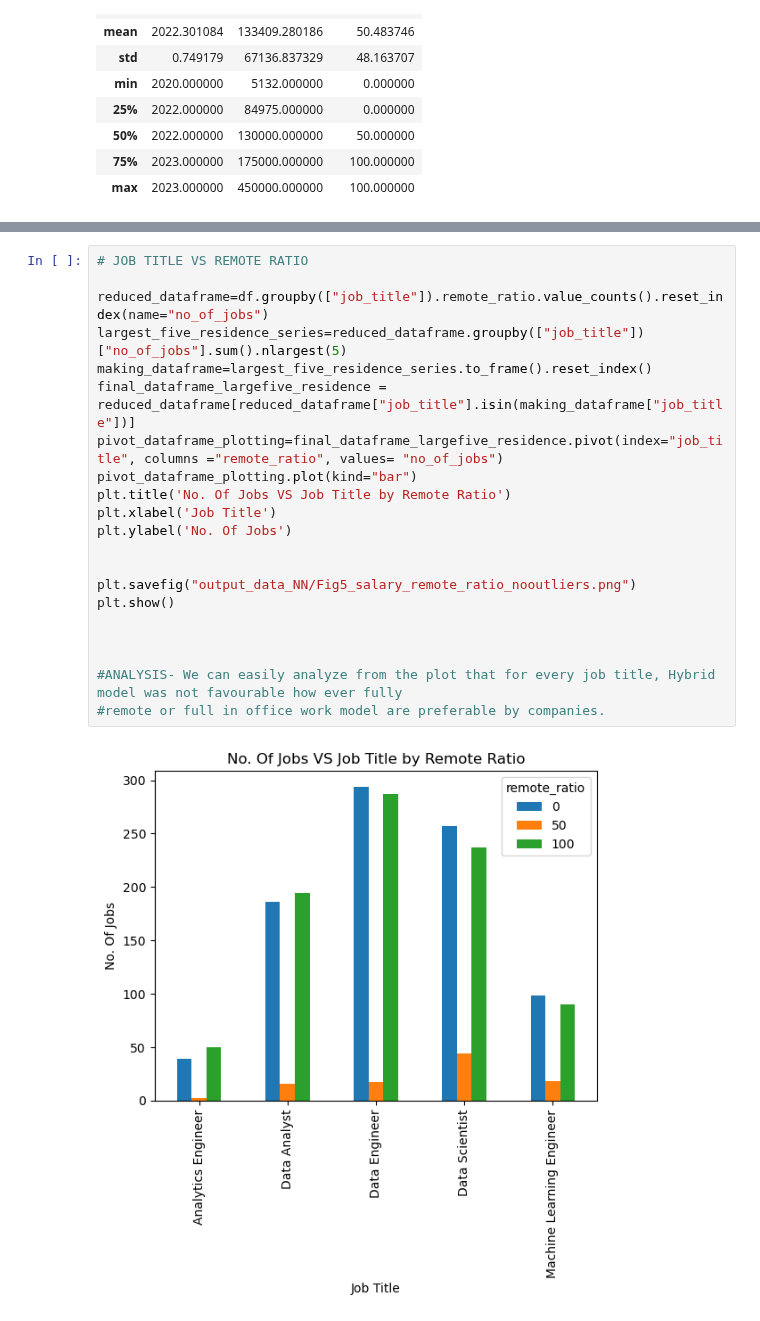
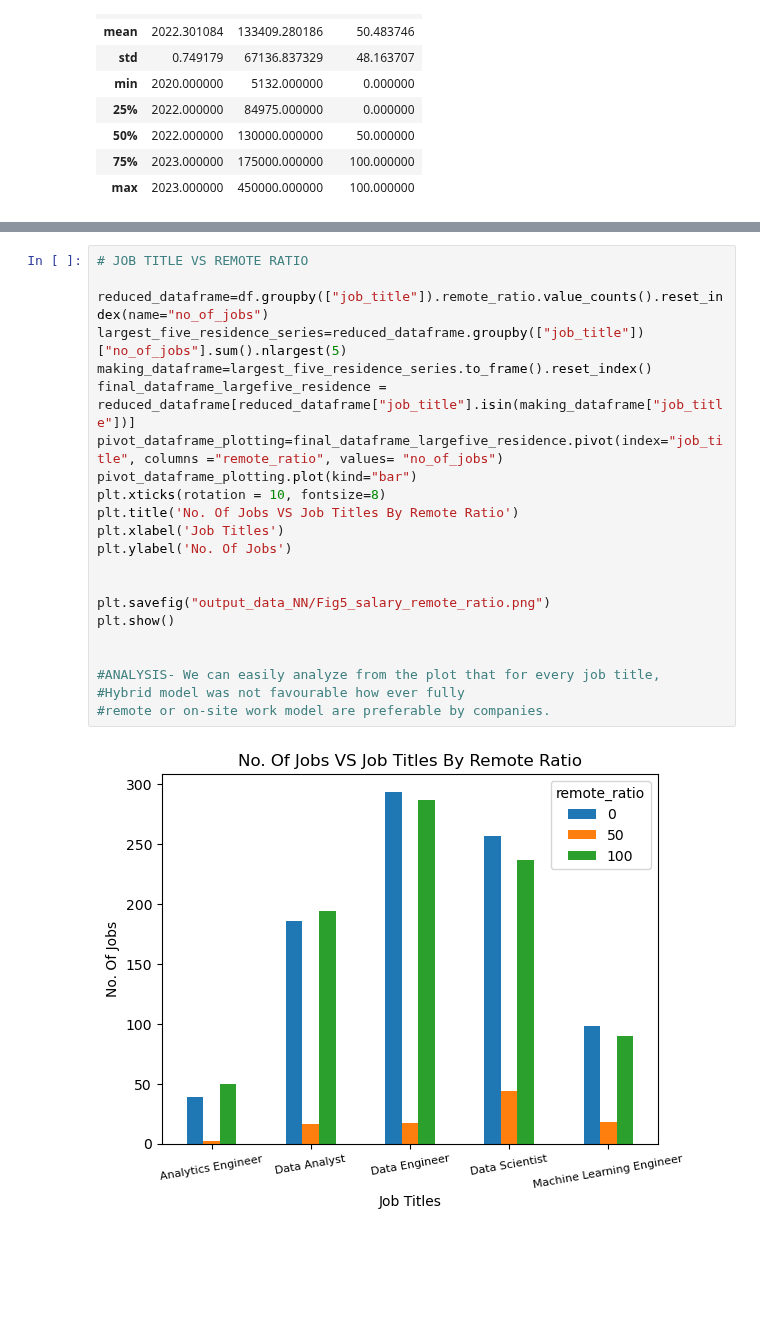
Before and after one commit to garimac12/project_acai, a Jupyter notebook: Project_NN.ipynb, the cells around one changed output, grey strips where cells are left out. Saved outputs shown, nothing was run; the diff lists cells and outputs as text; blank space fills up the shorter version.

Commit message:
Add files via upload
Adding the final code with outputs

```diff
--- a/Project_NN.ipynb
+++ b/Project_NN.ipynb
@@ -292,23 +346,24 @@ plt.show()
 # %%
 # JOB TITLE VS REMOTE RATIO
 
 reduced_dataframe=df.groupby(["job_title"]).remote_ratio.value_counts().reset_index(name="no_of_jobs")
 largest_five_residence_series=reduced_dataframe.groupby(["job_title"])["no_of_jobs"].sum().nlargest(5)
 making_dataframe=largest_five_residence_series.to_frame().reset_index()
 final_dataframe_largefive_residence = reduced_dataframe[reduced_dataframe["job_title"].isin(making_dataframe["job_title"])]
 pivot_dataframe_plotting=final_dataframe_largefive_residence.pivot(index="job_title", columns ="remote_ratio", values= "no_of_jobs")
 pivot_dataframe_plotting.plot(kind="bar")
-plt.title('No. Of Jobs VS Job Title by Remote Ratio')
-plt.xlabel('Job Title')
+plt.xticks(rotation = 10, fontsize=8)
+plt.title('No. Of Jobs VS Job Titles By Remote Ratio')
+plt.xlabel('Job Titles')
 plt.ylabel('No. Of Jobs')
 
 
-plt.savefig("output_data_NN/Fig5_salary_remote_ratio_nooutliers.png")
+plt.savefig("output_data_NN/Fig5_salary_remote_ratio.png")
 plt.show()
 
 
-
-#ANALYSIS- We can easily analyze from the plot that for every job title, Hybrid model was not favourable how ever fully
-#remote or full in office work model are preferable by companies.
+#ANALYSIS- We can easily analyze from the plot that for every job title,
+#Hybrid model was not favourable how ever fully
+#remote or on-site work model are preferable by companies.
 # %% [output]
-[figure, old version]
+[figure, new version]
```
Also changed, not shown: parts of 8 cells of this notebook.
